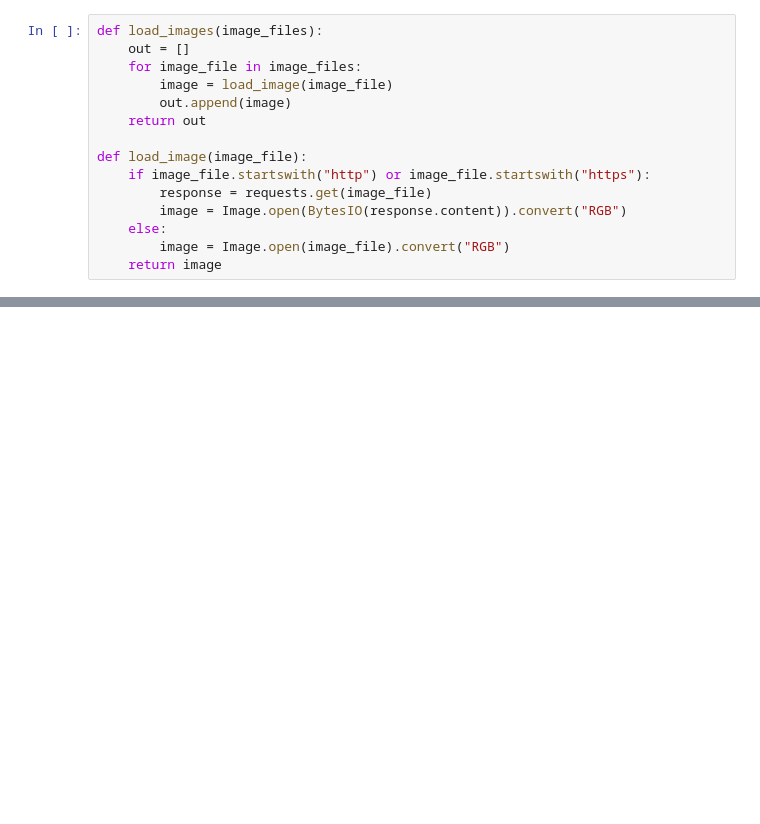
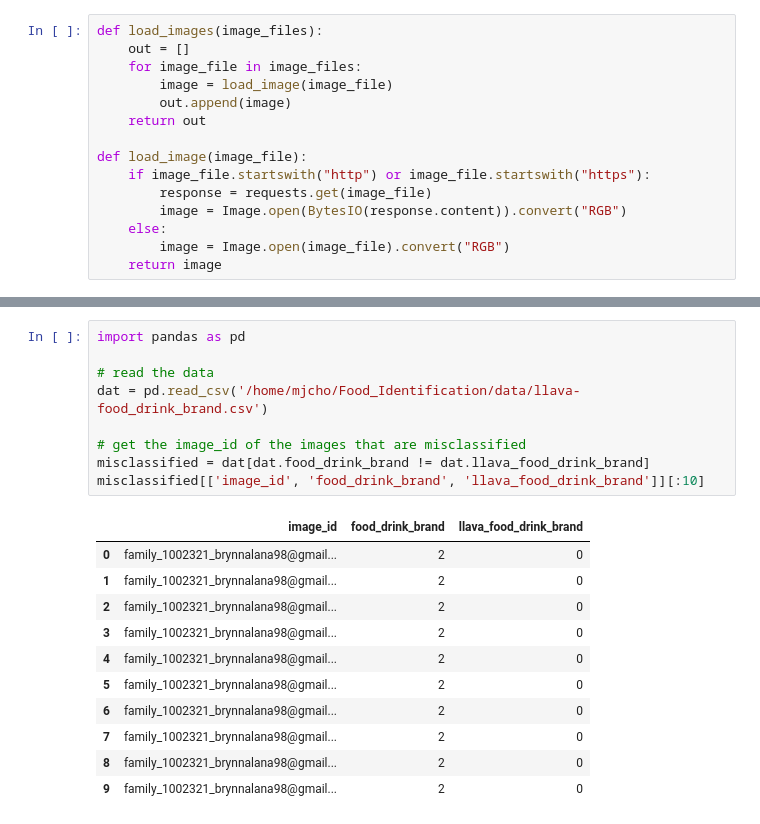
Before and after one commit to mjcho/LLaVa, a Jupyter notebook: testing-llava.ipynb, the cells around one changed output, grey strips where cells are left out. Saved outputs shown, nothing was run; the diff lists cells and outputs as text; blank space fills up the shorter version.

```diff
--- a/testing-llava.ipynb
+++ b/testing-llava.ipynb
@@ -165,0 +403,21 @@ In the image, there is a hamburger, french fries, and a milkshake for eating and
+# %%
+import pandas as pd
+
+# read the data
+dat = pd.read_csv('/home/mjcho/Food_Identification/data/llava-food_drink_brand.csv')
+
+# get the image_id of the images that are misclassified
+misclassified = dat[dat.food_drink_brand != dat.llava_food_drink_brand]
+misclassified[['image_id', 'food_drink_brand', 'llava_food_drink_brand']][:10]
+# %% [output]
+|  | image_id | food_drink_brand | llava_food_drink_brand |
+| 0 | family_1002321_brynnalana98@gmail... | 2 | 0 |
+| 1 | family_1002321_brynnalana98@gmail... | 2 | 0 |
+| 2 | family_1002321_brynnalana98@gmail... | 2 | 0 |
+| 3 | family_1002321_brynnalana98@gmail... | 2 | 0 |
+| 4 | family_1002321_brynnalana98@gmail... | 2 | 0 |
+| 5 | family_1002321_brynnalana98@gmail... | 2 | 0 |
+| 6 | family_1002321_brynnalana98@gmail... | 2 | 0 |
+| 7 | family_1002321_brynnalana98@gmail... | 2 | 0 |
+| 8 | family_1002321_brynnalana98@gmail... | 2 | 0 |
+| 9 | family_1002321_brynnalana98@gmail... | 2 | 0 |
```
Also changed, not shown: parts of 28 cells of this notebook.
